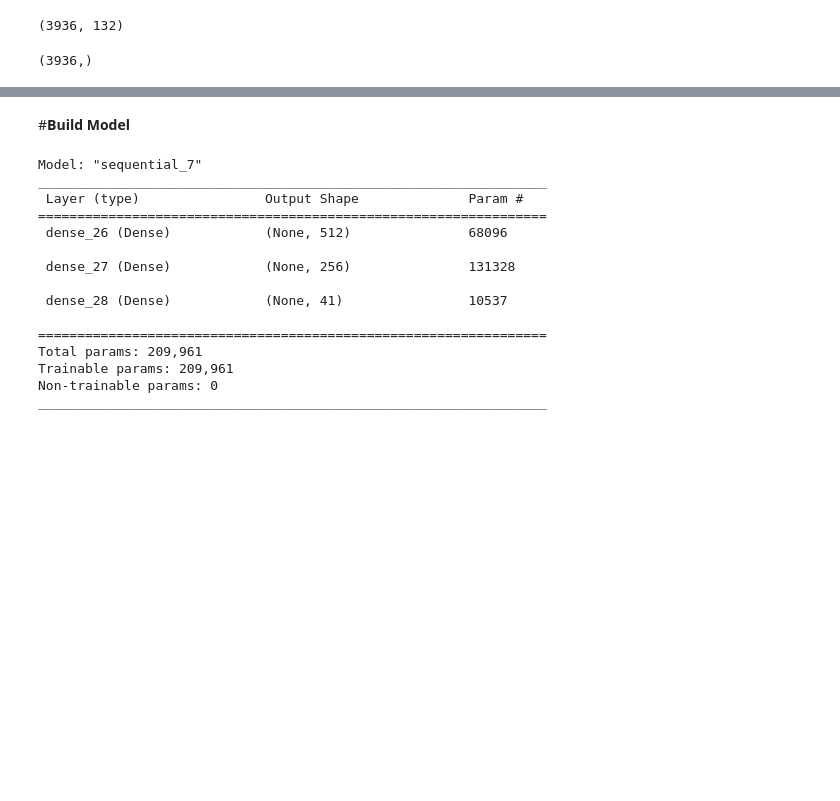
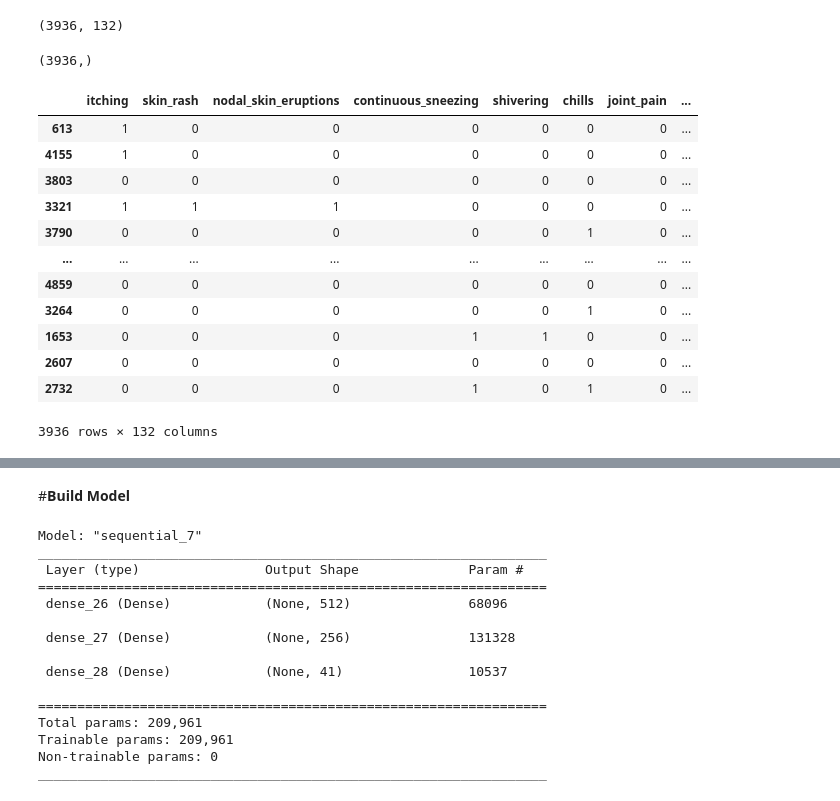
Before and after one commit to meidianarahmawati/mlt2hc7, a Jupyter notebook: Disease_Diagnosis.ipynb, the cells around one changed output, grey strips where cells are left out. Drawn from its saved outputs; the diff is of its cells as text; code cells hidden in the pictures; blank space fills up the shorter version.

```diff
--- a/Disease_Diagnosis.ipynb
+++ b/Disease_Diagnosis.ipynb
@@ -388,3 +393,19 @@ X_train.shape
 y_train.shape
 # %% [output]
 (3936,)
+# %%
+X_train
+# %% [output]
+|  | itching | skin_rash | nodal_skin_eruptions | continuous_sneezing | shivering | chills | joint_pain | ... |
+| 613 | 1 | 0 | 0 | 0 | 0 | 0 | 0 | ... |
+| 4155 | 1 | 0 | 0 | 0 | 0 | 0 | 0 | ... |
+| 3803 | 0 | 0 | 0 | 0 | 0 | 0 | 0 | ... |
+| 3321 | 1 | 1 | 1 | 0 | 0 | 0 | 0 | ... |
+| 3790 | 0 | 0 | 0 | 0 | 0 | 1 | 0 | ... |
+| ... | ... | ... | ... | ... | ... | ... | ... | ... |
+| 4859 | 0 | 0 | 0 | 0 | 0 | 0 | 0 | ... |
+| 3264 | 0 | 0 | 0 | 0 | 0 | 1 | 0 | ... |
+| 1653 | 0 | 0 | 0 | 1 | 1 | 0 | 0 | ... |
+| 2607 | 0 | 0 | 0 | 0 | 0 | 0 | 0 | ... |
+| 2732 | 0 | 0 | 0 | 1 | 0 | 1 | 0 | ... |
+3936 rows × 132 columns
```
Also changed, not shown: parts of 10 cells of this notebook.
